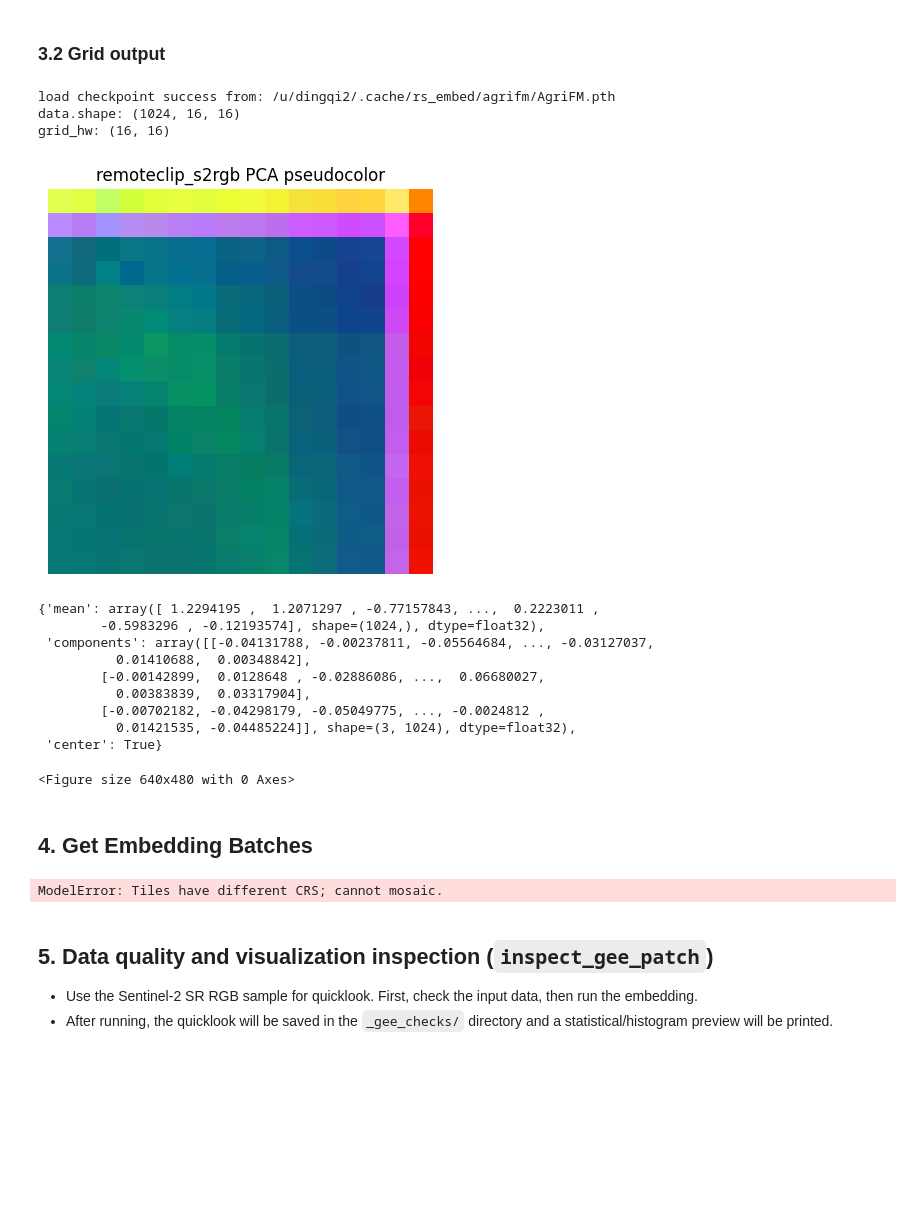
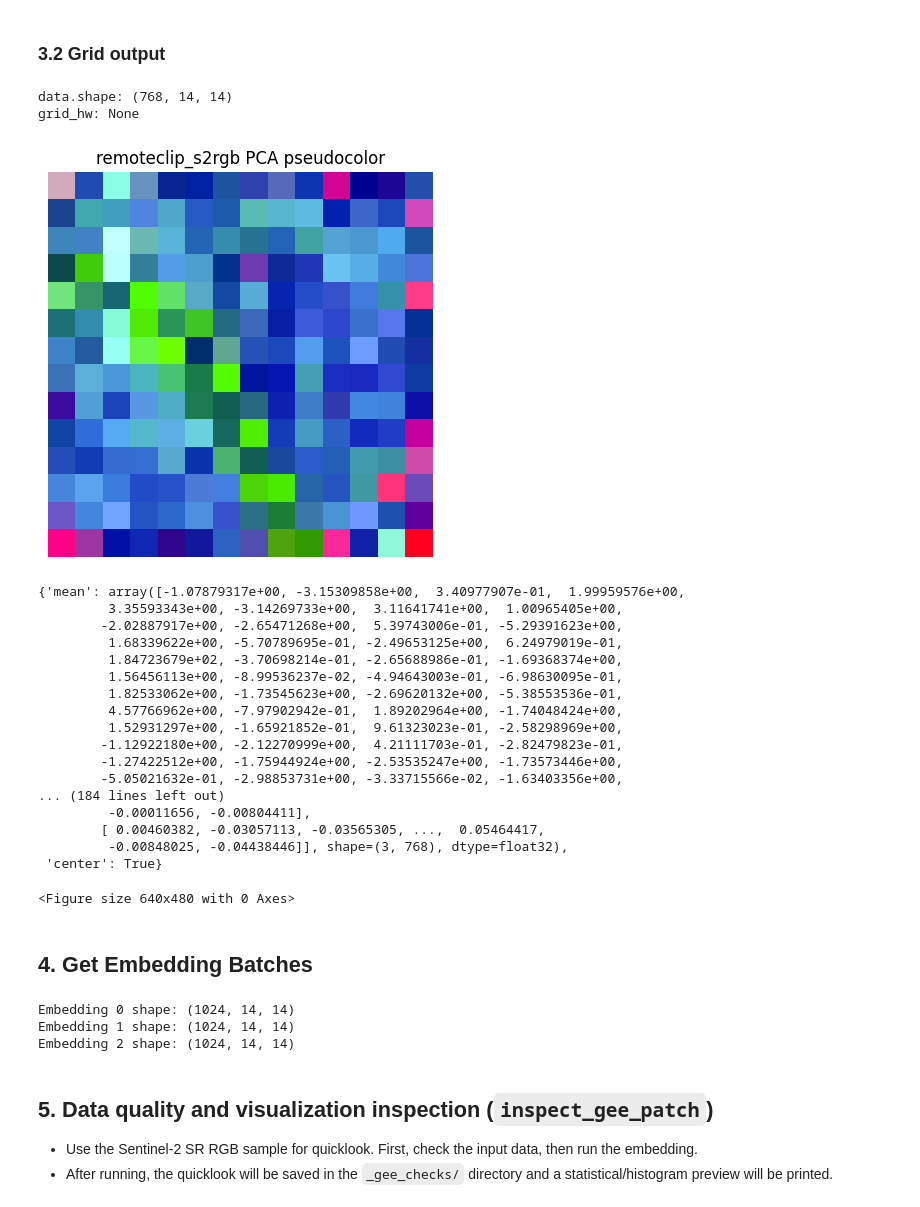
Before and after one commit to Dinghye/rs-embed, a Jupyter notebook: examples/playground.ipynb, the cells around one changed output. Cells and saved outputs as stored; diff of their text form; code cells hidden in the pictures; blank space fills up the shorter version.

```diff
--- a/examples/playground.ipynb
+++ b/examples/playground.ipynb
@@ -176,32 +176,39 @@ model: remoteclip_s2rgb
 ### 3.2 Grid output
 # %%
 emb_remoteclip_grid = get_embedding(
-    "agrifm",
+    "dofa", #terramind
     spatial=spatial_point,
     temporal=temporal_range,
-    output=OutputSpec.grid(),
+    output=OutputSpec.grid()
 )
 
 print("data.shape:", emb_remoteclip_grid.data.shape)
 print("grid_hw:", emb_remoteclip_grid.meta.get("grid_hw"))
 
 plot_embedding_pseudocolor(
     emb_remoteclip_grid,
-    title="remoteclip_s2rgb PCA pseudocolor",
+    title="remoteclip_s2rgb PCA pseudocolor"
 )
 # %% [output]
-load checkpoint success from: /u/dingqi2/.cache/rs_embed/agrifm/AgriFM.pth
-data.shape: (1024, 16, 16)
-grid_hw: (16, 16)
+data.shape: (768, 14, 14)
+grid_hw: None
-[figure, old version]
+[figure, new version]
-{'mean': array([ 1.2294195 ,  1.2071297 , -0.77157843, ...,  0.2223011 ,
-        -0.5983296 , -0.12193574], shape=(1024,), dtype=float32),
- 'components': array([[-0.04131788, -0.00237811, -0.05564684, ..., -0.03127037,
-          0.01410688,  0.00348842],
-        [-0.00142899,  0.0128648 , -0.02886086, ...,  0.06680027,
-          0.00383839,  0.03317904],
-        [-0.00702182, -0.04298179, -0.05049775, ..., -0.0024812 ,
-          0.01421535, -0.04485224]], shape=(3, 1024), dtype=float32),
+{'mean': array([-1.07879317e+00, -3.15309858e+00,  3.40977907e-01,  1.99959576e+00,
+         3.35593343e+00, -3.14269733e+00,  3.11641741e+00,  1.00965405e+00,
+        -2.02887917e+00, -2.65471268e+00,  5.39743006e-01, -5.29391623e+00,
+         1.68339622e+00, -5.70789695e-01, -2.49653125e+00,  6.24979019e-01,
+         1.84723679e+02, -3.70698214e-01, -2.65688986e-01, -1.69368374e+00,
+         1.56456113e+00, -8.99536237e-02, -4.94643003e-01, -6.98630095e-01,
+         1.82533062e+00, -1.73545623e+00, -2.69620132e+00, -5.38553536e-01,
+         4.57766962e+00, -7.97902942e-01,  1.89202964e+00, -1.74048424e+00,
+         1.52931297e+00, -1.65921852e-01,  9.61323023e-01, -2.58298969e+00,
+        -1.12922180e+00, -2.12270999e+00,  4.21111703e-01, -2.82479823e-01,
+        -1.27422512e+00, -1.75944924e+00, -2.53535247e+00, -1.73573446e+00,
+        -5.05021632e-01, -2.98853731e+00, -3.33715566e-02, -1.63403356e+00,
+... (184 lines left out)
+         -0.00011656, -0.00804411],
+        [ 0.00460382, -0.03057113, -0.03565305, ...,  0.05464417,
+         -0.00848025, -0.04438446]], shape=(3, 768), dtype=float32),
  'center': True}
 <Figure size 640x480 with 0 Axes>
 # %% [markdown]
@@ -220,18 +227,20 @@ points = [
 ]
 
 embeddings = get_embeddings_batch(
-    #"satmae_rgb",
-    "tessera",
+    "satmae_rgb",
+    # "tessera",
     spatials=points,
     temporal=TemporalSpec.year(2024),#range("2021-06-01", "2021-08-31"), #
     output=OutputSpec.grid(),
-    backend="local"
+    backend="gee"
 )
 
 for i, emb in enumerate(embeddings):
     print(f"Embedding {i} shape: {emb.data.shape}")
 # %% [output]
-ModelError: Tiles have different CRS; cannot mosaic.
+Embedding 0 shape: (1024, 14, 14)
+Embedding 1 shape: (1024, 14, 14)
+Embedding 2 shape: (1024, 14, 14)
 # %% [markdown]
 ## 5. Data quality and visualization inspection (`inspect_gee_patch`)
 - Use the Sentinel-2 SR RGB sample for quicklook. First, check the input data, then run the embedding.
```
Also changed, not shown: parts of 2 cells of this notebook, 5 other files.
